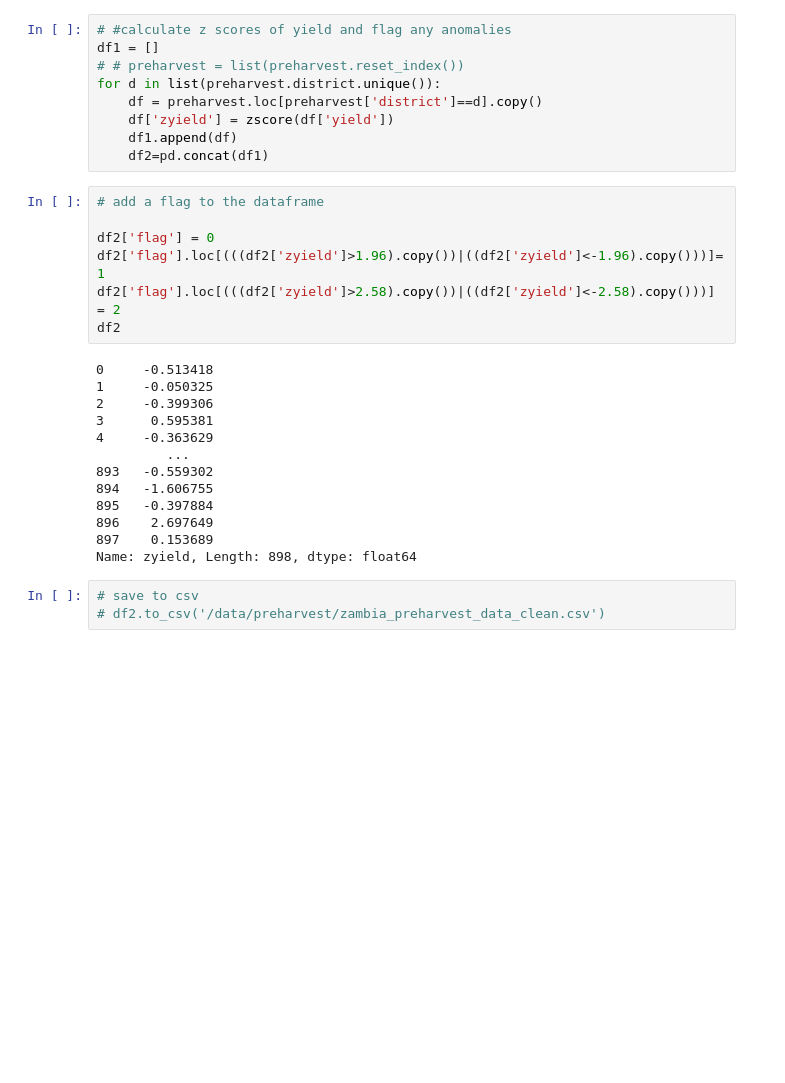
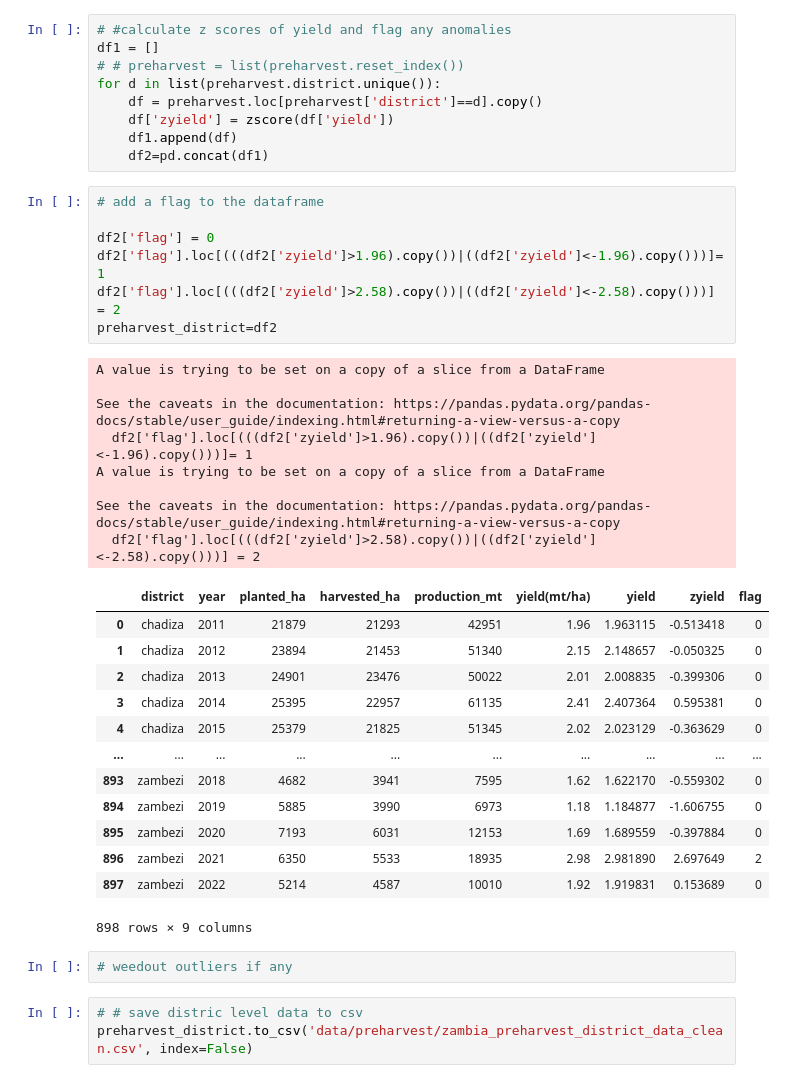
Before and after one commit to franklineronoh/crop-modeling, a Jupyter notebook: zambia/preharvest_cleaning.ipynb, the cells around one changed output. Saved outputs shown, nothing was run; the diff lists cells and outputs as text; blank space fills up the shorter version.

```diff
--- a/zambia/preharvest_cleaning.ipynb
+++ b/zambia/preharvest_cleaning.ipynb
@@ -94,23 +95,34 @@ for d in list(preharvest.district.unique()):
 # %%
 # add a flag to the dataframe
 
 df2['flag'] = 0
 df2['flag'].loc[(((df2['zyield']>1.96).copy())|((df2['zyield']<-1.96).copy()))]= 1
 df2['flag'].loc[(((df2['zyield']>2.58).copy())|((df2['zyield']<-2.58).copy()))] = 2
-df2
+preharvest_district=df2
 # %% [output]
-0     -0.513418
-1     -0.050325
-2     -0.399306
-3      0.595381
-4     -0.363629
-         ...
-893   -0.559302
-894   -1.606755
-895   -0.397884
-896    2.697649
-897    0.153689
-Name: zyield, Length: 898, dtype: float64
+A value is trying to be set on a copy of a slice from a DataFrame
+
+See the caveats in the documentation: https://pandas.pydata.org/pandas-docs/stable/user_guide/indexing.html#returning-a-view-versus-a-copy
+  df2['flag'].loc[(((df2['zyield']>1.96).copy())|((df2['zyield']<-1.96).copy()))]= 1
+A value is trying to be set on a copy of a slice from a DataFrame
+
+See the caveats in the documentation: https://pandas.pydata.org/pandas-docs/stable/user_guide/indexing.html#returning-a-view-versus-a-copy
+  df2['flag'].loc[(((df2['zyield']>2.58).copy())|((df2['zyield']<-2.58).copy()))] = 2
+|  | district | year | planted_ha | harvested_ha | production_mt | yield(mt/ha) | yield | zyield | flag |
+| 0 | chadiza | 2011 | 21879 | 21293 | 42951 | 1.96 | 1.963115 | -0.513418 | 0 |
+| 1 | chadiza | 2012 | 23894 | 21453 | 51340 | 2.15 | 2.148657 | -0.050325 | 0 |
+| 2 | chadiza | 2013 | 24901 | 23476 | 50022 | 2.01 | 2.008835 | -0.399306 | 0 |
+| 3 | chadiza | 2014 | 25395 | 22957 | 61135 | 2.41 | 2.407364 | 0.595381 | 0 |
+| 4 | chadiza | 2015 | 25379 | 21825 | 51345 | 2.02 | 2.023129 | -0.363629 | 0 |
+| ... | ... | ... | ... | ... | ... | ... | ... | ... | ... |
+| 893 | zambezi | 2018 | 4682 | 3941 | 7595 | 1.62 | 1.622170 | -0.559302 | 0 |
+| 894 | zambezi | 2019 | 5885 | 3990 | 6973 | 1.18 | 1.184877 | -1.606755 | 0 |
+| 895 | zambezi | 2020 | 7193 | 6031 | 12153 | 1.69 | 1.689559 | -0.397884 | 0 |
+| 896 | zambezi | 2021 | 6350 | 5533 | 18935 | 2.98 | 2.981890 | 2.697649 | 2 |
+| 897 | zambezi | 2022 | 5214 | 4587 | 10010 | 1.92 | 1.919831 | 0.153689 | 0 |
+898 rows × 9 columns
+# %%
+# weedout outliers if any
 # %%
-# save to csv
-# df2.to_csv('/data/preharvest/zambia_preharvest_data_clean.csv')
+# # save distric level data to csv
+preharvest_district.to_csv('data/preharvest/zambia_preharvest_district_data_clean.csv', index=False)
```
Also changed, not shown: parts of 6 cells of this notebook, 20 other files.
